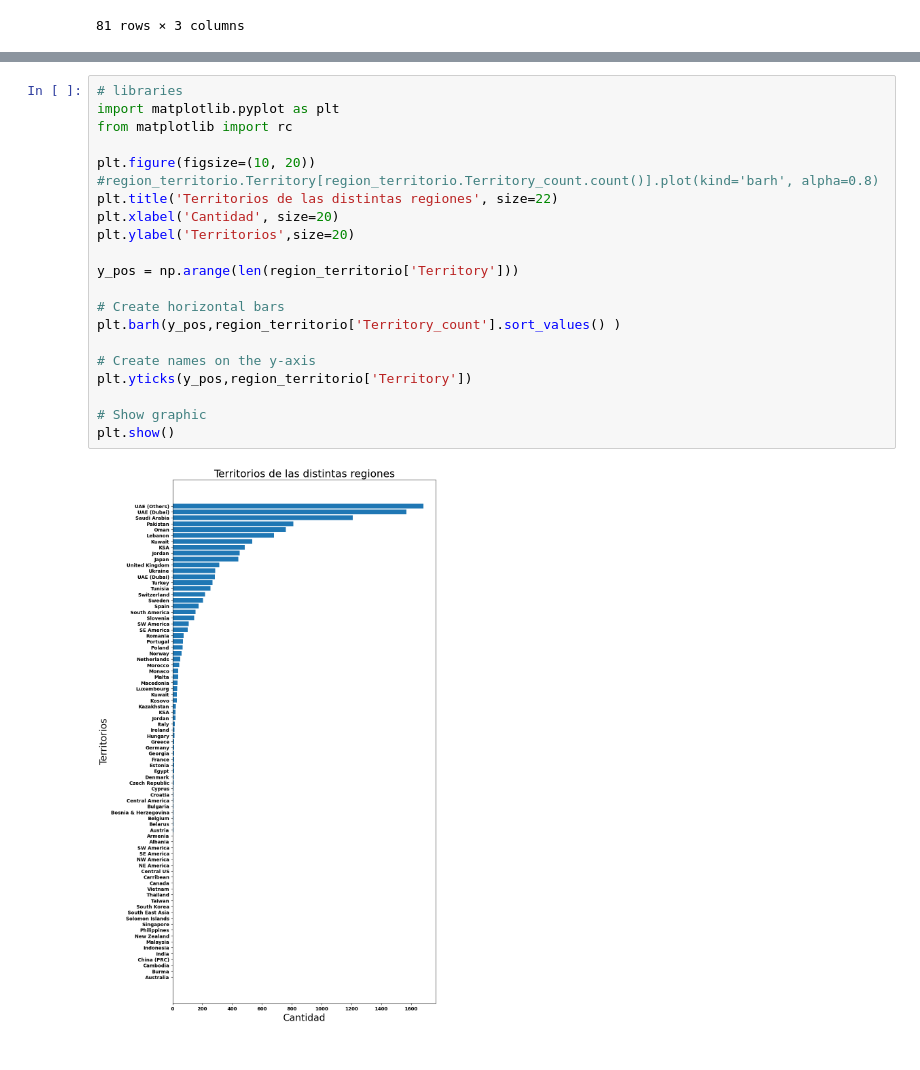
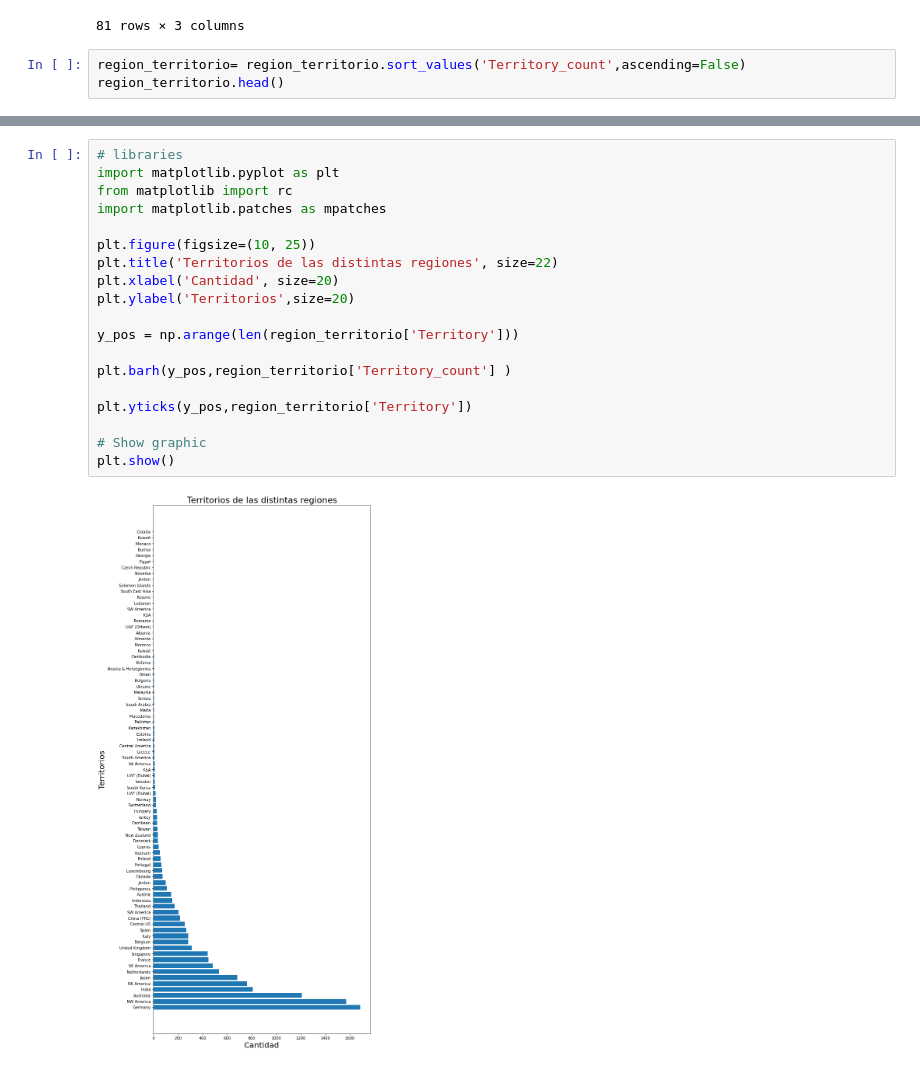
Before and after one commit to MauricioFIUBA/TP1OrganizacionDeDatos, a Jupyter notebook: Analisis_1.ipynb, the cells around one changed output, grey strips where cells are left out. Saved outputs shown, nothing was run; the diff lists cells and outputs as text.

Commit message:
agrego grafico por regiones, arreglo grafico de cantidades

```diff
--- a/Analisis_1.ipynb
+++ b/Analisis_1.ipynb
@@ -231,3 +231,6 @@ region_territorio
 | 375 | Middle East | UAE (Dubai) | 19 |
 | 376 | Middle East | UAE (Others) | 2 |
 81 rows × 3 columns
+# %%
+region_territorio= region_territorio.sort_values('Territory_count',ascending=False)
+region_territorio.head()
@@ -234,26 +244,24 @@ region_territorio
 # %%
 # libraries
 import matplotlib.pyplot as plt
 from matplotlib import rc
+import matplotlib.patches as mpatches
 
-plt.figure(figsize=(10, 20))
-#region_territorio.Territory[region_territorio.Territory_count.count()].plot(kind='barh', alpha=0.8)
+plt.figure(figsize=(10, 25))
 plt.title('Territorios de las distintas regiones', size=22)
 plt.xlabel('Cantidad', size=20)
 plt.ylabel('Territorios',size=20)
 
 y_pos = np.arange(len(region_territorio['Territory']))
 
-# Create horizontal bars
-plt.barh(y_pos,region_territorio['Territory_count'].sort_values() )
+plt.barh(y_pos,region_territorio['Territory_count'] )
 
-# Create names on the y-axis
 plt.yticks(y_pos,region_territorio['Territory'])
 
 # Show graphic
 plt.show()
 # %% [output]
-[figure, old version]
+[figure, new version]
 # %%
 region_territorioBar = region_territorio.set_index('Territory')
 g = region_territorioBar['Region'].value_counts().plot(kind = 'bar', color = ['red' , 'green','blue','yellow','grey'])
```
Also changed, not shown: parts of 10 cells of this notebook.
